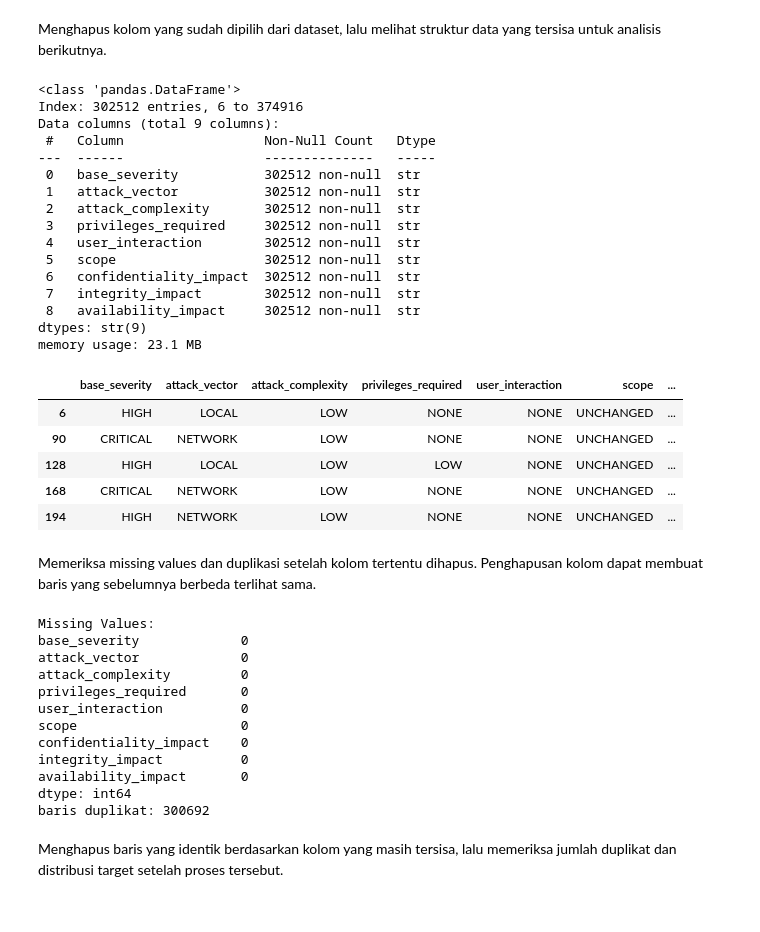
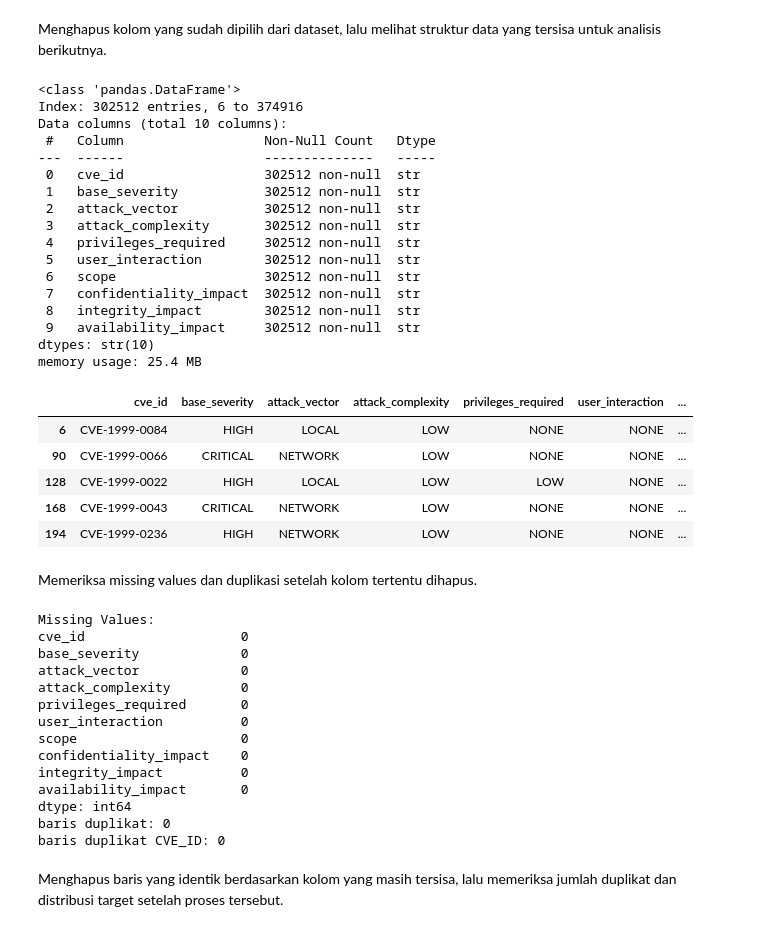
Before and after one commit to noata5505/Tugas-Mechine-Learning, a Jupyter notebook: projek.ipynb, the cells around one changed output. Cells and saved outputs as stored; diff of their text form; code cells hidden in the pictures.

```diff
--- a/projek.ipynb
+++ b/projek.ipynb
@@ -261,48 +271,50 @@ dtype: int64
 # %% [markdown]
 Menghapus kolom yang sudah dipilih dari dataset, lalu melihat struktur data yang tersisa untuk analisis berikutnya.
 # %%
-kolom = ["cve_id",
-        "base_score",
+kolom = ["base_score",
         "exploitability_score",
         "impact_score",
         "epss_score",
         "epss_perc",
         "cisa_kev",
         "published_date"
         ]
 df = train_clean.drop(columns=kolom)
 df.info()
 df.head()
 # %% [output]
 <class 'pandas.DataFrame'>
 Index: 302512 entries, 6 to 374916
-Data columns (total 9 columns):
+Data columns (total 10 columns):
  #   Column                  Non-Null Count   Dtype
 ---  ------                  --------------   -----
- 0   base_severity           302512 non-null  str
- 1   attack_vector           302512 non-null  str
- 2   attack_complexity       302512 non-null  str
- 3   privileges_required     302512 non-null  str
- 4   user_interaction        302512 non-null  str
- 5   scope                   302512 non-null  str
- 6   confidentiality_impact  302512 non-null  str
- 7   integrity_impact        302512 non-null  str
- 8   availability_impact     302512 non-null  str
-dtypes: str(9)
-memory usage: 23.1 MB
+ 0   cve_id                  302512 non-null  str
+ 1   base_severity           302512 non-null  str
+ 2   attack_vector           302512 non-null  str
+ 3   attack_complexity       302512 non-null  str
+ 4   privileges_required     302512 non-null  str
+ 5   user_interaction        302512 non-null  str
+ 6   scope                   302512 non-null  str
+ 7   confidentiality_impact  302512 non-null  str
+ 8   integrity_impact        302512 non-null  str
+ 9   availability_impact     302512 non-null  str
+dtypes: str(10)
+memory usage: 25.4 MB
-|  | base_severity | attack_vector | attack_complexity | privileges_required | user_interaction | scope | ... |
-| 6 | HIGH | LOCAL | LOW | NONE | NONE | UNCHANGED | ... |
-| 90 | CRITICAL | NETWORK | LOW | NONE | NONE | UNCHANGED | ... |
-| 128 | HIGH | LOCAL | LOW | LOW | NONE | UNCHANGED | ... |
-| 168 | CRITICAL | NETWORK | LOW | NONE | NONE | UNCHANGED | ... |
-| 194 | HIGH | NETWORK | LOW | NONE | NONE | UNCHANGED | ... |
+|  | cve_id | base_severity | attack_vector | attack_complexity | privileges_required | user_interaction | ... |
+| 6 | CVE-1999-0084 | HIGH | LOCAL | LOW | NONE | NONE | ... |
+| 90 | CVE-1999-0066 | CRITICAL | NETWORK | LOW | NONE | NONE | ... |
+| 128 | CVE-1999-0022 | HIGH | LOCAL | LOW | LOW | NONE | ... |
+| 168 | CVE-1999-0043 | CRITICAL | NETWORK | LOW | NONE | NONE | ... |
+| 194 | CVE-1999-0236 | HIGH | NETWORK | LOW | NONE | NONE | ... |
 # %% [markdown]
-Memeriksa missing values dan duplikasi setelah kolom tertentu dihapus. Penghapusan kolom dapat membuat baris yang sebelumnya berbeda terlihat sama.
+Memeriksa missing values dan duplikasi setelah kolom tertentu dihapus.
 # %%
 print(f"Missing Values:\n{df.isnull().sum()}")
 print(f"baris duplikat: {df.duplicated().sum()}")
+print(f"baris duplikat CVE_ID: {df["cve_id"].duplicated().sum()}")
 # %% [output]
 Missing Values:
+cve_id                    0
 base_severity             0
 attack_vector             0
 attack_complexity         0
@@ -313,7 +325,8 @@ confidentiality_impact    0
 integrity_impact          0
 availability_impact       0
 dtype: int64
-baris duplikat: 300692
+baris duplikat: 0
+baris duplikat CVE_ID: 0
 # %% [markdown]
 Menghapus baris yang identik berdasarkan kolom yang masih tersisa, lalu memeriksa jumlah duplikat dan distribusi target setelah proses tersebut.
 # %%
```
Also changed, not shown: parts of 17 cells of this notebook.
